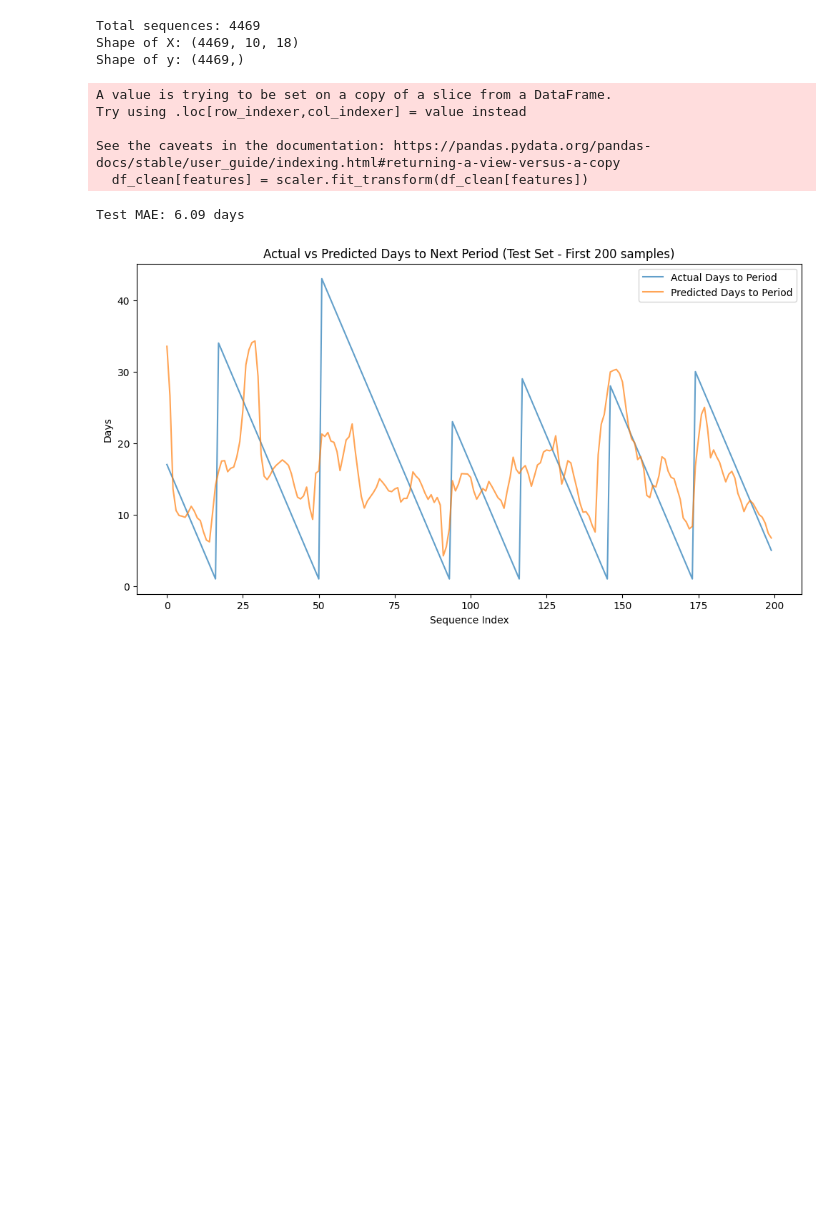
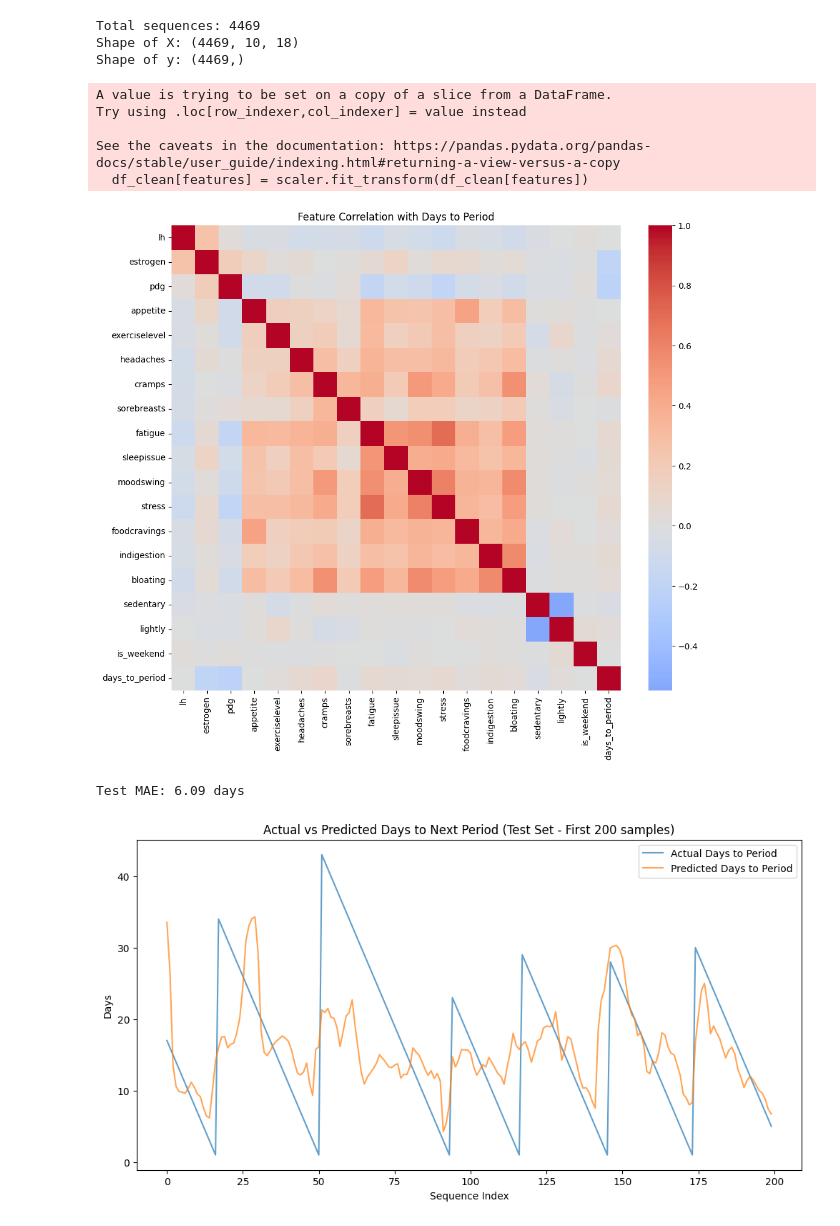
Before and after one commit to 24Priyanshi/period-tracker, a Jupyter notebook: mensturalTracker.ipynb, the cells around one changed output. Drawn from its saved outputs; the diff is of its cells as text; code cells hidden in the pictures; blank space fills up the shorter version.

```diff
--- a/mensturalTracker.ipynb
+++ b/mensturalTracker.ipynb
@@ -217,6 +217,18 @@ Try using .loc[row_indexer,col_indexer] = value instead
 
 See the caveats in the documentation: https://pandas.pydata.org/pandas-docs/stable/user_guide/indexing.html#returning-a-view-versus-a-copy
   df_clean[features] = scaler.fit_transform(df_clean[features])
+# %%
+import seaborn as sns
+import matplotlib.pyplot as plt
+
+# 1. Correlation Heatmap of symptoms and target
+plt.figure(figsize=(12, 10))
+corr = df_clean[features + ['days_to_period']].corr()
+sns.heatmap(corr, annot=False, cmap='coolwarm', center=0)
+plt.title('Feature Correlation with Days to Period')
+plt.savefig('correlation_heatmap.png')
+# %% [output]
+[figure, added]
 # %%
 import tensorflow as tf
 from tensorflow.keras.models import Sequential
```
Also changed, not shown: parts of 4 cells of this notebook.
